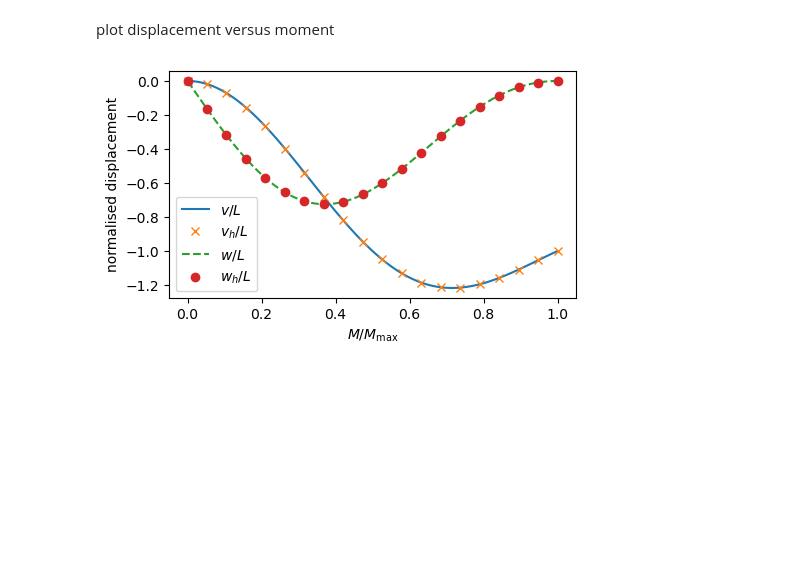
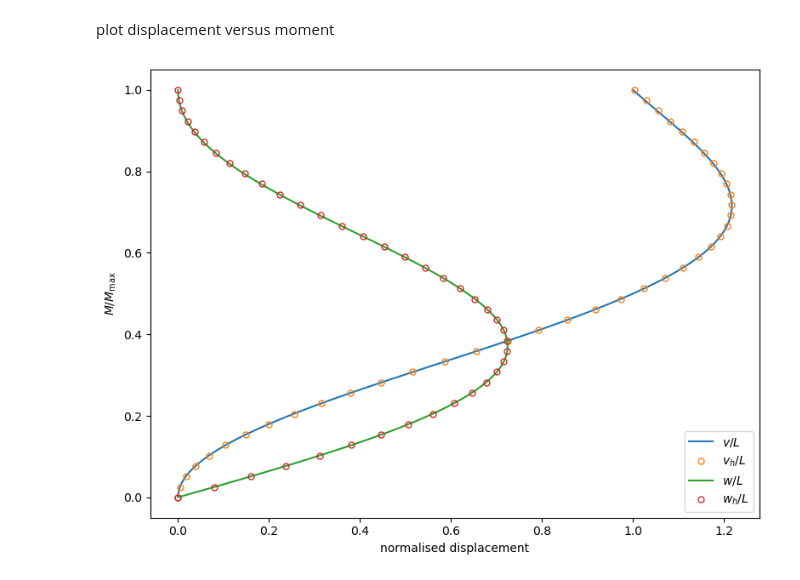
Before and after one commit to TianYangEPFL/fenicsx-shells, a Jupyter notebook: demo/demo_nonlinear_naghdi_roll-up_cantilever.ipynb, the cells around one changed output. Cells and saved outputs as stored; diff of their text form; code cells hidden in the pictures; blank space fills up the shorter version.

```diff
--- a/demo/demo_nonlinear_naghdi_roll-up_cantilever.ipynb
+++ b/demo/demo_nonlinear_naghdi_roll-up_cantilever.ipynb
@@ -20,8 +20,8 @@ import pyvista
 # %%
 length = 12.0
 width = 1.0
-mesh = create_rectangle(MPI.COMM_WORLD, np.array([[0.0, -width/2.0], [length, width/2.0]]), [48, 4], CellType.triangle,
-                        diagonal=dolfinx.cpp.mesh.DiagonalType.right)
+mesh = create_rectangle(MPI.COMM_WORLD, np.array([[0.0, -width/2.0], [length, width/2.0]]), [24, 2], CellType.triangle,
+                        diagonal=dolfinx.cpp.mesh.DiagonalType.crossed)
 tdim = mesh.topology.dim
 fdim = tdim - 1
 # %%
@@ -328,7 +328,7 @@ opts[f"{option_prefix}pc_factor_mat_solver_type"] = "mumps"
 ksp.setFromOptions()
 # %%
 M_max = 2.0*np.pi*E.value*t.value**3/(12.0*length)
-nstep = 20
+nstep = 40
 Ms = np.linspace(0.0, M_max, nstep)
 
 if mesh.comm.rank == 0:
@@ -447,20 +444,20 @@ plot displacement versus moment
 # %%
 import matplotlib.pyplot as plt
 
 if mesh.comm.rank == 0:
     Ms_analytical = np.linspace(1E-3, 1.0, 100)
     vs = 12.0*(np.sin(2.0*np.pi*Ms_analytical)/(2.0*np.pi*Ms_analytical) - 1.0)
     ws = -12.0*(1.0 - np.cos(2.0*np.pi*Ms_analytical))/(2.0*np.pi*Ms_analytical)
 
-    fig = plt.figure(figsize=(5.0, 5.0/1.648))
-    plt.plot(Ms_analytical, vs/length, "-", label="$v/L$")
-    plt.plot(Ms/M_max, u1_list/length, "x", label="$v_h/L$")
-    plt.plot(Ms_analytical, ws/length, "--", label="$w/L$")
-    plt.plot(Ms/M_max, u3_list/length, "o", label="$w_h/L$")
-    plt.xlabel(r"$M/M_{\mathrm{max}}$")
-    plt.ylabel("normalised displacement")
+    fig = plt.figure(figsize=(8.0, 6.0))
+    plt.plot( -vs/length, Ms_analytical, "-", label="$v/L$")
+    plt.plot( -u1_list/length, Ms/M_max, "o", markersize=5, markerfacecolor='none', label="$v_h/L$")
+    plt.plot( -ws/length, Ms_analytical, "-", label="$w/L$")
+    plt.plot( -u3_list/length, Ms/M_max, "o", markersize=5, markerfacecolor='none', label="$w_h/L$")
+    plt.ylabel(r"$M/M_{\mathrm{max}}$")
+    plt.xlabel("normalised displacement")
     plt.legend()
     plt.tight_layout()
     plt.savefig(results_folder/"comparisons.png")
 # %% [output]
-[figure, old version]
+[figure, new version]
```
Also changed, not shown: parts of 4 cells of this notebook, 4 other files.
